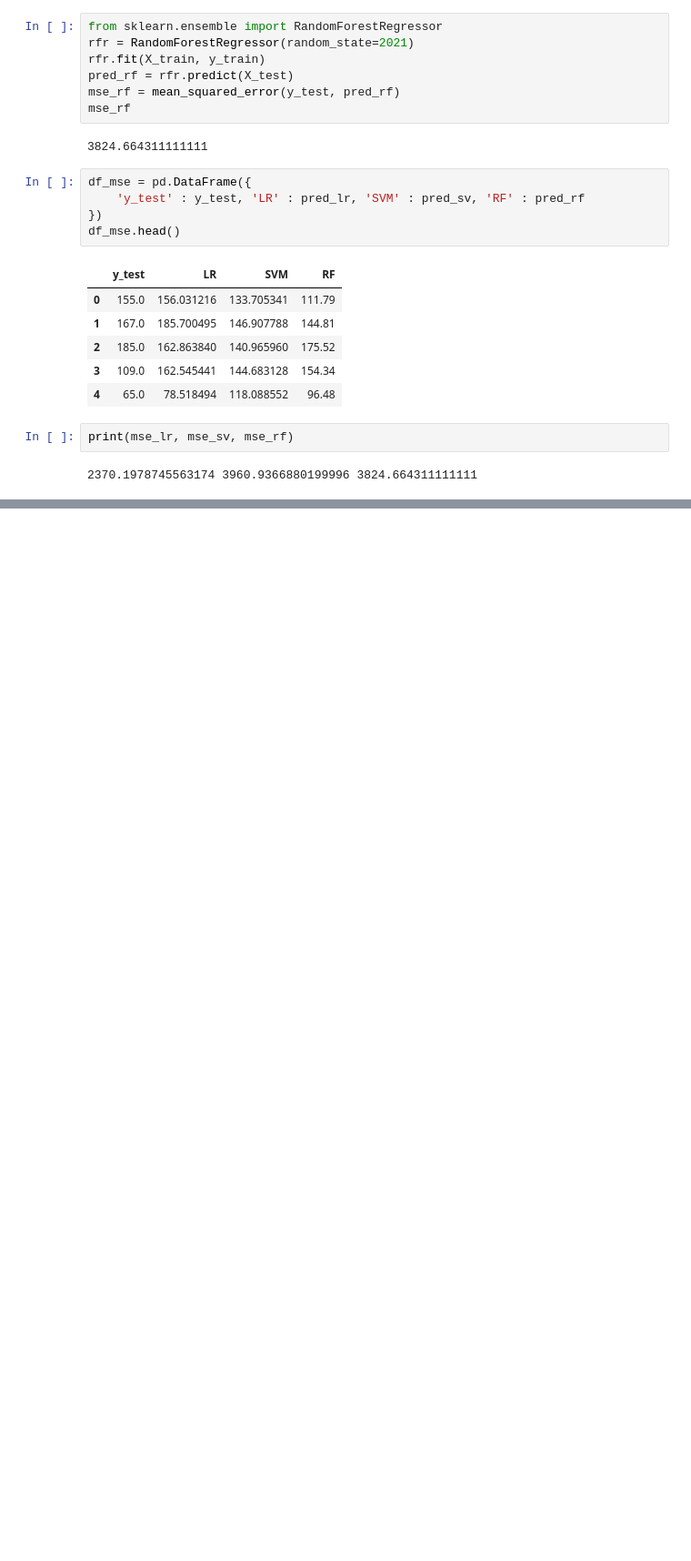
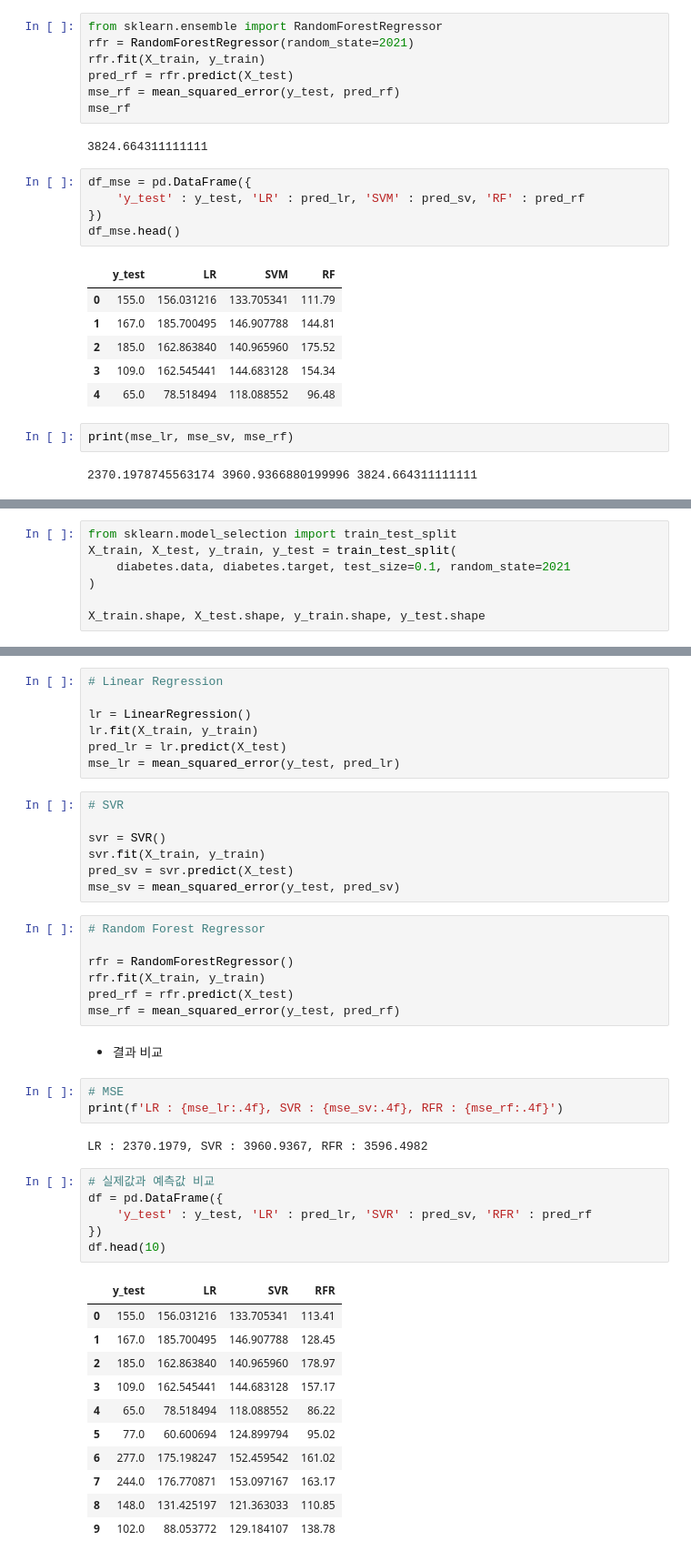
Before and after one commit to YONGJAISONG/Machine_Learning, a Jupyter notebook: 04.회귀/송용재.ipynb, the cells around one changed output, grey strips where cells are left out. Shown: that part at 91% size. Drawn from its saved outputs; the diff is of its cells as text; blank space fills up the shorter version.

```diff
--- a/04.회귀/송용재.ipynb
+++ b/04.회귀/송용재.ipynb
@@ -151,0 +209,7 @@ print(mse_lr, mse_sv, mse_rf)
+# %%
+from sklearn.model_selection import train_test_split
+X_train, X_test, y_train, y_test = train_test_split(
+    diabetes.data, diabetes.target, test_size=0.1, random_state=2021
+)
+
+X_train.shape, X_test.shape, y_train.shape, y_test.shape
@@ -151,0 +225,46 @@ print(mse_lr, mse_sv, mse_rf)
+# %%
+# Linear Regression
+
+lr = LinearRegression()
+lr.fit(X_train, y_train)
+pred_lr = lr.predict(X_test)
+mse_lr = mean_squared_error(y_test, pred_lr)
+# %%
+# SVR
+
+svr = SVR()
+svr.fit(X_train, y_train)
+pred_sv = svr.predict(X_test)
+mse_sv = mean_squared_error(y_test, pred_sv)
+# %%
+# Random Forest Regressor
+
+rfr = RandomForestRegressor()
+rfr.fit(X_train, y_train)
+pred_rf = rfr.predict(X_test)
+mse_rf = mean_squared_error(y_test, pred_rf)
+# %% [markdown]
+* 결과 비교
+# %%
+# MSE
+print(f'LR : {mse_lr:.4f}, SVR : {mse_sv:.4f}, RFR : {mse_rf:.4f}')
+# %% [output]
+LR : 2370.1979, SVR : 3960.9367, RFR : 3596.4982
+# %%
+# 실제값과 예측값 비교
+df = pd.DataFrame({
+    'y_test' : y_test, 'LR' : pred_lr, 'SVR' : pred_sv, 'RFR' : pred_rf
+})
+df.head(10)
+# %% [output]
+|  | y_test | LR | SVR | RFR |
+| 0 | 155.0 | 156.031216 | 133.705341 | 113.41 |
+| 1 | 167.0 | 185.700495 | 146.907788 | 128.45 |
+| 2 | 185.0 | 162.863840 | 140.965960 | 178.97 |
+| 3 | 109.0 | 162.545441 | 144.683128 | 157.17 |
+| 4 | 65.0 | 78.518494 | 118.088552 | 86.22 |
+| 5 | 77.0 | 60.600694 | 124.899794 | 95.02 |
+| 6 | 277.0 | 175.198247 | 152.459542 | 161.02 |
+| 7 | 244.0 | 176.770871 | 153.097167 | 163.17 |
+| 8 | 148.0 | 131.425197 | 121.363033 | 110.85 |
+| 9 | 102.0 | 88.053772 | 129.184107 | 138.78 |
```
Also changed, not shown: parts of 12 cells of this notebook, 4 other files.
